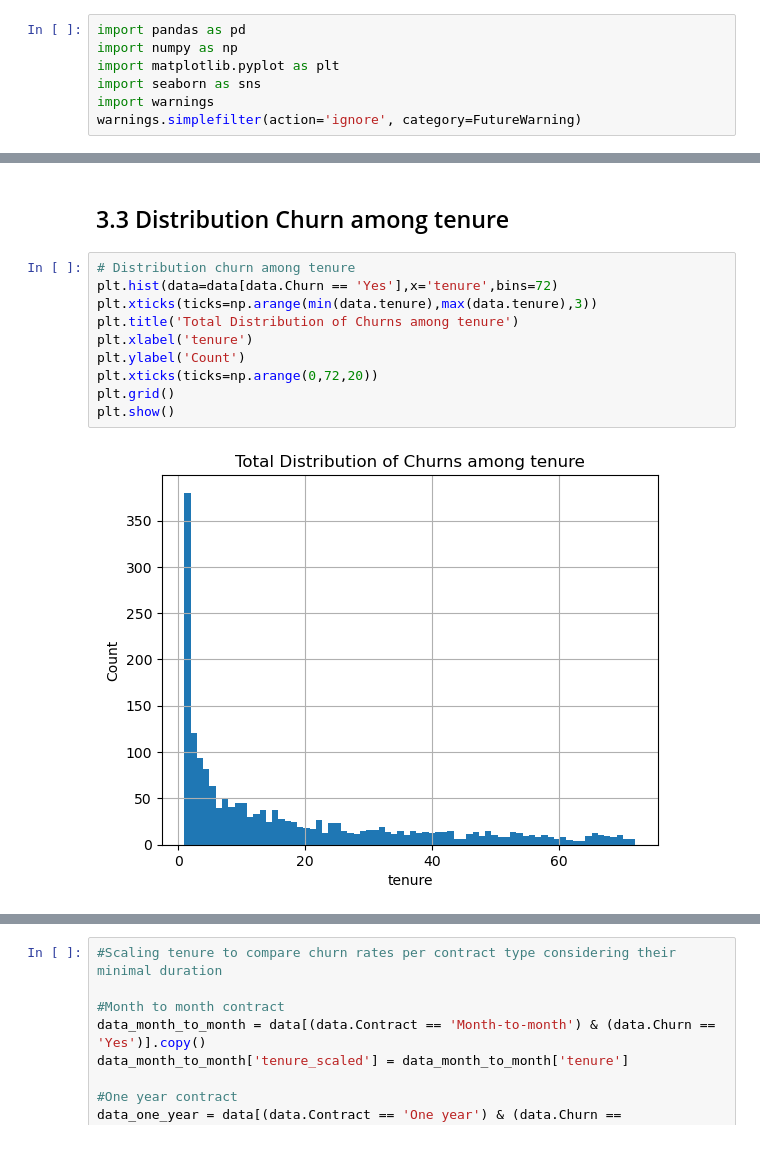
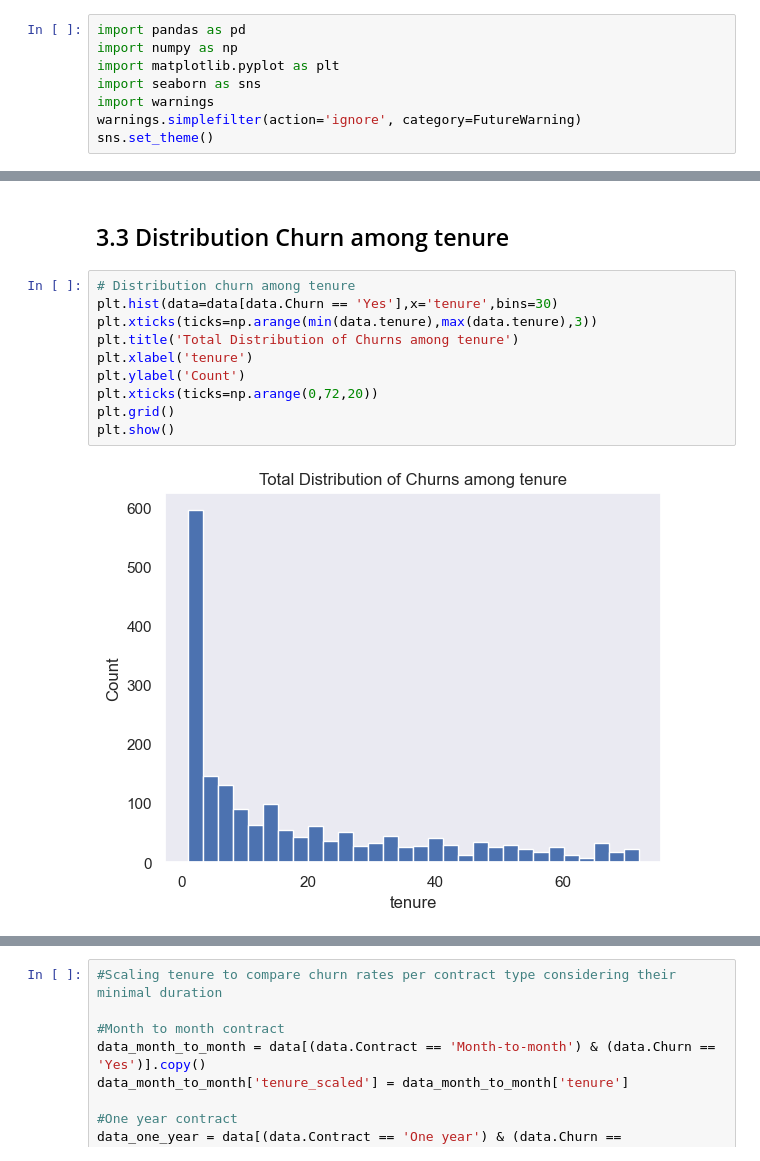
Before and after one commit to emsif84/churn_prediction, a Jupyter notebook: exploratory_data_analysis.ipynb, the cells around one changed output, grey strips where cells are left out. Drawn from its saved outputs; the diff is of its cells as text.

```diff
--- a/exploratory_data_analysis.ipynb
+++ b/exploratory_data_analysis.ipynb
@@ -7,6 +7,7 @@ import matplotlib.pyplot as plt
 import seaborn as sns
 import warnings
 warnings.simplefilter(action='ignore', category=FutureWarning)
+sns.set_theme()
 # %%
 data = pd.read_csv('WA_Fn-UseC_-Telco-Customer-Churn.csv')
 # %%
@@ -192,16 +193,16 @@ Name: count, dtype: float64
 ## 3.3 Distribution Churn among tenure
 # %%
 # Distribution churn among tenure
-plt.hist(data=data[data.Churn == 'Yes'],x='tenure',bins=72)
+plt.hist(data=data[data.Churn == 'Yes'],x='tenure',bins=30)
 plt.xticks(ticks=np.arange(min(data.tenure),max(data.tenure),3))
 plt.title('Total Distribution of Churns among tenure')
 plt.xlabel('tenure')
 plt.ylabel('Count')
 plt.xticks(ticks=np.arange(0,72,20))
 plt.grid()
 plt.show()
 # %% [output]
-[figure, old version]
+[figure, new version]
 # %%
 #Churn Distribution among Contract Types and
 contract_types = ('Month-to-month','One year','Two year')
```
Also changed, not shown: parts of 21 cells of this notebook, 2 other files.
